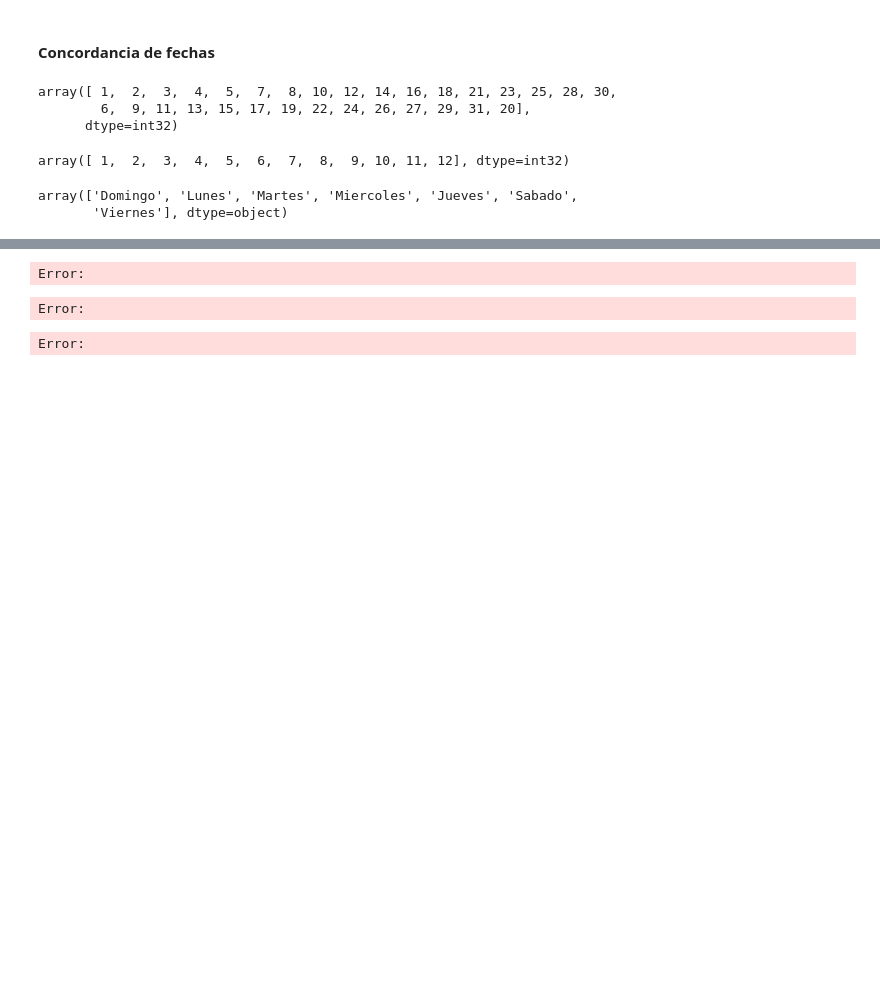
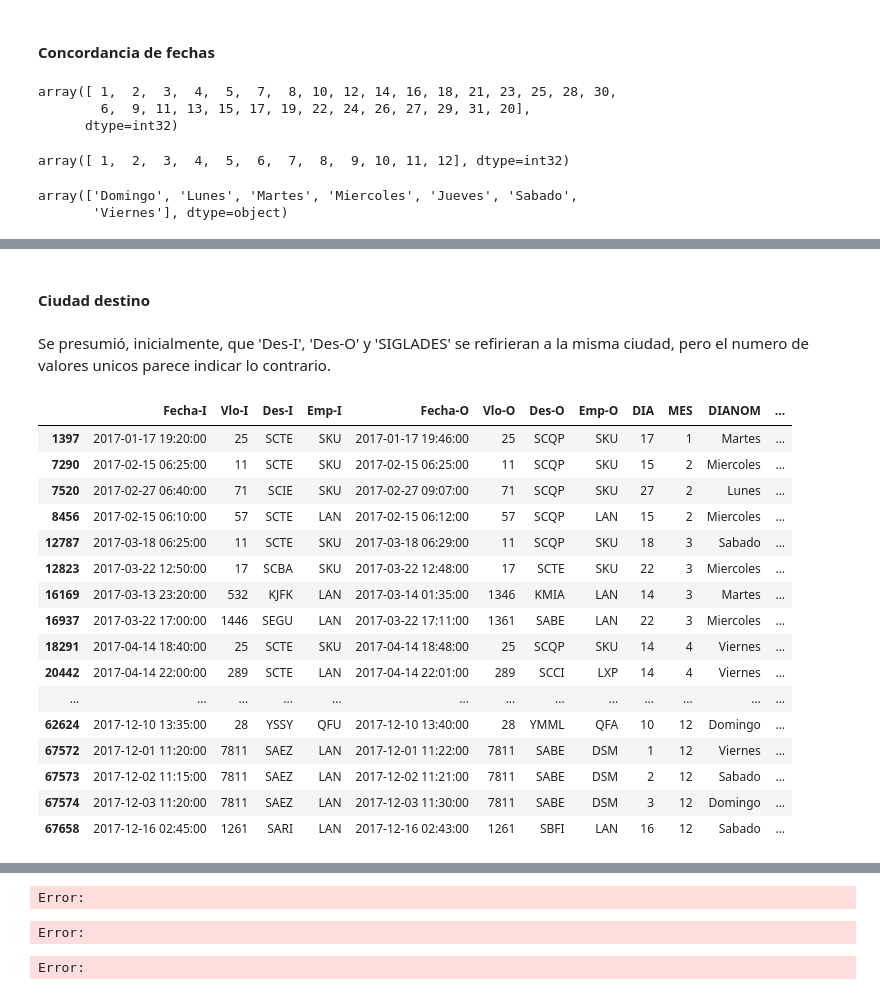
Before and after one commit to chuto81/datascientist_latam, a Jupyter notebook: solution.ipynb, the cells around one changed output, grey strips where cells are left out. Saved outputs shown, nothing was run; the diff lists cells and outputs as text; code cells hidden in the pictures; blank space fills up the shorter version.

```diff
--- a/solution.ipynb
+++ b/solution.ipynb
@@ -329,0 +324,25 @@ Error:
+# %% [markdown]
+#### Ciudad destino
+# %% [markdown]
+Se presumió, inicialmente, que 'Des-I', 'Des-O' y 'SIGLADES' se refirieran a la misma ciudad, pero el numero de valores unicos parece indicar lo contrario.
+# %%
+# ¿En cuáles filas es diferente?
+df_initial[df_initial['Des-I'] != df_initial['Des-O']]
+# %% [output]
+|  | Fecha-I | Vlo-I | Des-I | Emp-I | Fecha-O | Vlo-O | Des-O | Emp-O | DIA | MES | DIANOM | ... |
+| 1397 | 2017-01-17 19:20:00 | 25 | SCTE | SKU | 2017-01-17 19:46:00 | 25 | SCQP | SKU | 17 | 1 | Martes | ... |
+| 7290 | 2017-02-15 06:25:00 | 11 | SCTE | SKU | 2017-02-15 06:25:00 | 11 | SCQP | SKU | 15 | 2 | Miercoles | ... |
+| 7520 | 2017-02-27 06:40:00 | 71 | SCIE | SKU | 2017-02-27 09:07:00 | 71 | SCQP | SKU | 27 | 2 | Lunes | ... |
+| 8456 | 2017-02-15 06:10:00 | 57 | SCTE | LAN | 2017-02-15 06:12:00 | 57 | SCQP | LAN | 15 | 2 | Miercoles | ... |
+| 12787 | 2017-03-18 06:25:00 | 11 | SCTE | SKU | 2017-03-18 06:29:00 | 11 | SCQP | SKU | 18 | 3 | Sabado | ... |
+| 12823 | 2017-03-22 12:50:00 | 17 | SCBA | SKU | 2017-03-22 12:48:00 | 17 | SCTE | SKU | 22 | 3 | Miercoles | ... |
+| 16169 | 2017-03-13 23:20:00 | 532 | KJFK | LAN | 2017-03-14 01:35:00 | 1346 | KMIA | LAN | 14 | 3 | Martes | ... |
+| 16937 | 2017-03-22 17:00:00 | 1446 | SEGU | LAN | 2017-03-22 17:11:00 | 1361 | SABE | LAN | 22 | 3 | Miercoles | ... |
+| 18291 | 2017-04-14 18:40:00 | 25 | SCTE | SKU | 2017-04-14 18:48:00 | 25 | SCQP | SKU | 14 | 4 | Viernes | ... |
+| 20442 | 2017-04-14 22:00:00 | 289 | SCTE | LAN | 2017-04-14 22:01:00 | 289 | SCCI | LXP | 14 | 4 | Viernes | ... |
+| ... | ... | ... | ... | ... | ... | ... | ... | ... | ... | ... | ... | ... |
+| 62624 | 2017-12-10 13:35:00 | 28 | YSSY | QFU | 2017-12-10 13:40:00 | 28 | YMML | QFA | 10 | 12 | Domingo | ... |
+| 67572 | 2017-12-01 11:20:00 | 7811 | SAEZ | LAN | 2017-12-01 11:22:00 | 7811 | SABE | DSM | 1 | 12 | Viernes | ... |
+| 67573 | 2017-12-02 11:15:00 | 7811 | SAEZ | LAN | 2017-12-02 11:21:00 | 7811 | SABE | DSM | 2 | 12 | Sabado | ... |
+| 67574 | 2017-12-03 11:20:00 | 7811 | SAEZ | LAN | 2017-12-03 11:30:00 | 7811 | SABE | DSM | 3 | 12 | Domingo | ... |
+| 67658 | 2017-12-16 02:45:00 | 1261 | SARI | LAN | 2017-12-16 02:43:00 | 1261 | SBFI | LAN | 16 | 12 | Sabado | ... |
```
Also changed, not shown: parts of 29 cells of this notebook.
